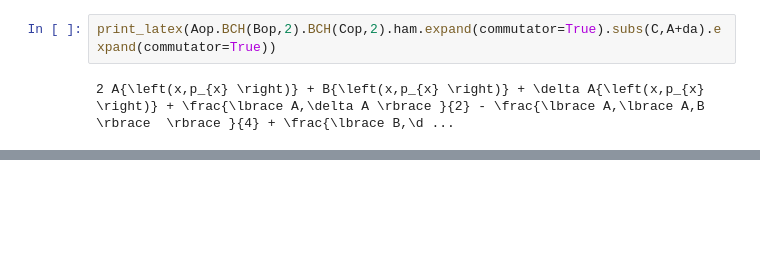
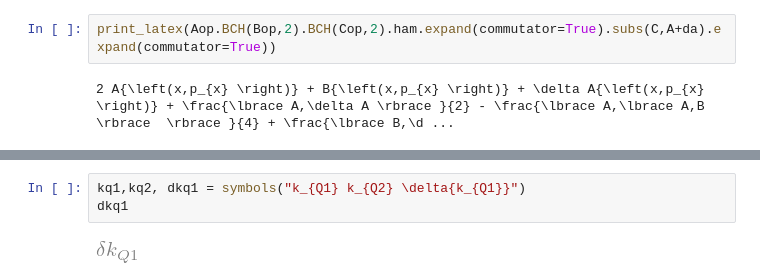
Before and after one commit to tomerten/acchamiltoniansandmatrices, a Jupyter notebook: acchamiltoniansandmatrices/Examples/Notebooks/SymbolicCalculations.ipynb, the cells around one changed output, grey strips where cells are left out. Drawn from its saved outputs; the diff is of its cells as text; blank space fills up the shorter version.

Commit message:
updated symboliccalculations notebook

```diff
--- a/acchamiltoniansandmatrices/Examples/Notebooks/SymbolicCalculations.ipynb
+++ b/acchamiltoniansandmatrices/Examples/Notebooks/SymbolicCalculations.ipynb
@@ -178,0 +193,5 @@ print_latex(Aop.BCH(Bop,2).BCH(Cop,2).ham.expand(commutator=True).subs(C,A+da).e
+# %%
+kq1,kq2, dkq1 = symbols("k_{Q1} k_{Q2} \delta{k_{Q1}}")
+dkq1
+# %% [output]
+[figure, added]
```
Also changed, not shown: parts of 18 cells of this notebook, 1 other file.
